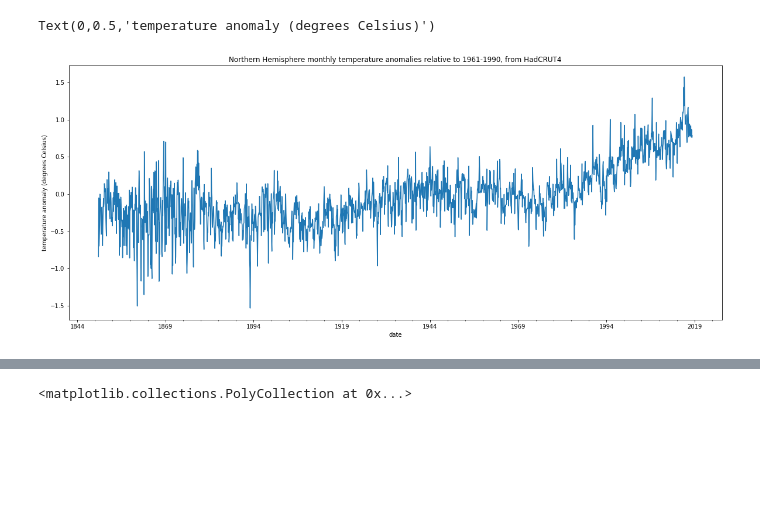
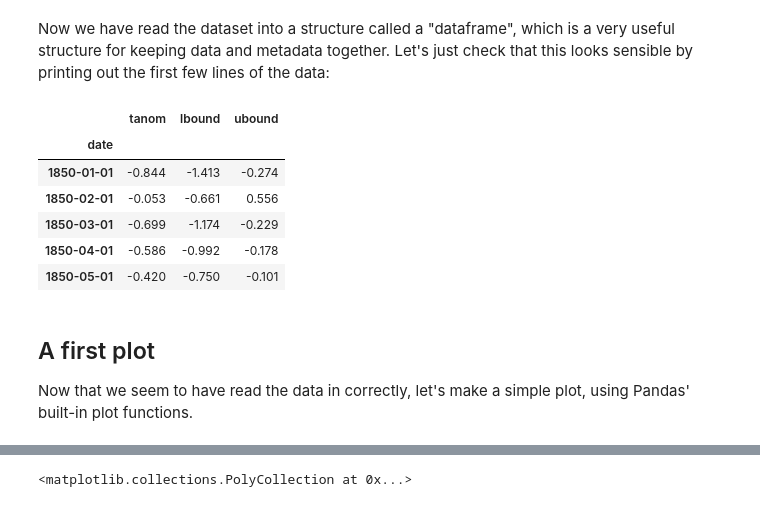
Before and after one commit to Data-Tree/visualization, a Jupyter notebook: timeseries/Visualizing timeseries.ipynb, the cells around one changed output, grey strips where cells are left out. Cells and saved outputs as stored; diff of their text form; code cells hidden in the pictures; blank space fills up the shorter version.

```diff
--- a/timeseries/Visualizing timeseries.ipynb
+++ b/timeseries/Visualizing timeseries.ipynb
@@ -21,10 +30,6 @@ Reading text files can be slightly tricky because of things like character encod
 # %%
-# Render our plots inline
-%matplotlib inline
-
 # Some standard imports
 import pandas as pd
-import matplotlib.pyplot as plt
 
 # Read the data
 df = pd.read_csv('HadCRUT.4.6.0.0.monthly_nh.txt',
@@ -34,13 +39,19 @@ df = pd.read_csv('HadCRUT.4.6.0.0.monthly_nh.txt',
                  names = ['date', 'tanom', 'lbound', 'ubound'], # We add our own column names
                  parse_dates = [0],                             # Dates are in the first column...
                  date_parser = lambda d: pd.to_datetime(d, format='%Y/%m'))  # ... in the format year/month
-
-# TODO: verify that we seem to have read this correctly
-# Then make a simple plot
-
-plt.figure(figsize=(20,8))
-ax = df['tanom'].plot(title='Northern Hemisphere monthly temperature anomalies relative to 1961-1990, from HadCRUT4')
-ax.set_ylabel('temperature anomaly (degrees Celsius)')
-# %% [output]
-Text(0,0.5,'temperature anomaly (degrees Celsius)')
-[figure, removed]
+# %% [markdown]
+Now we have read the dataset into a structure called a "dataframe", which is a very useful structure for keeping data and metadata together. Let's just check that this looks sensible by printing out the first few lines of the data:
+# %%
+df[:5]
+# %% [output]
+|  | tanom | lbound | ubound |
+| date |  |  |  |
+| 1850-01-01 | -0.844 | -1.413 | -0.274 |
+| 1850-02-01 | -0.053 | -0.661 | 0.556 |
+| 1850-03-01 | -0.699 | -1.174 | -0.229 |
+| 1850-04-01 | -0.586 | -0.992 | -0.178 |
+| 1850-05-01 | -0.420 | -0.750 | -0.101 |
+# %% [markdown]
+## A first plot
+
+Now that we seem to have read the data in correctly, let's make a simple plot, using Pandas' built-in plot functions.
```
Also changed, not shown: parts of 13 cells of this notebook, 2 other files.
